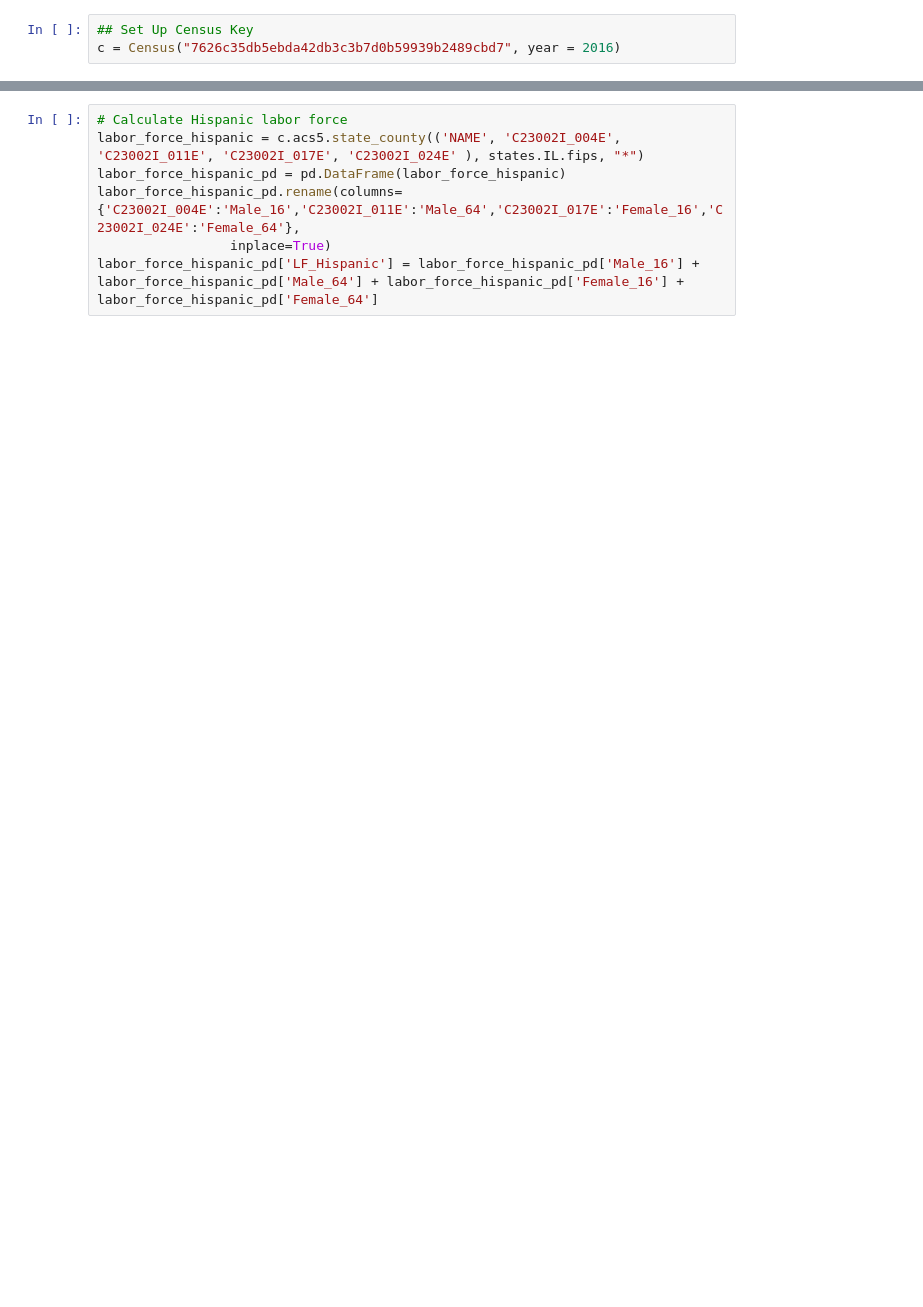
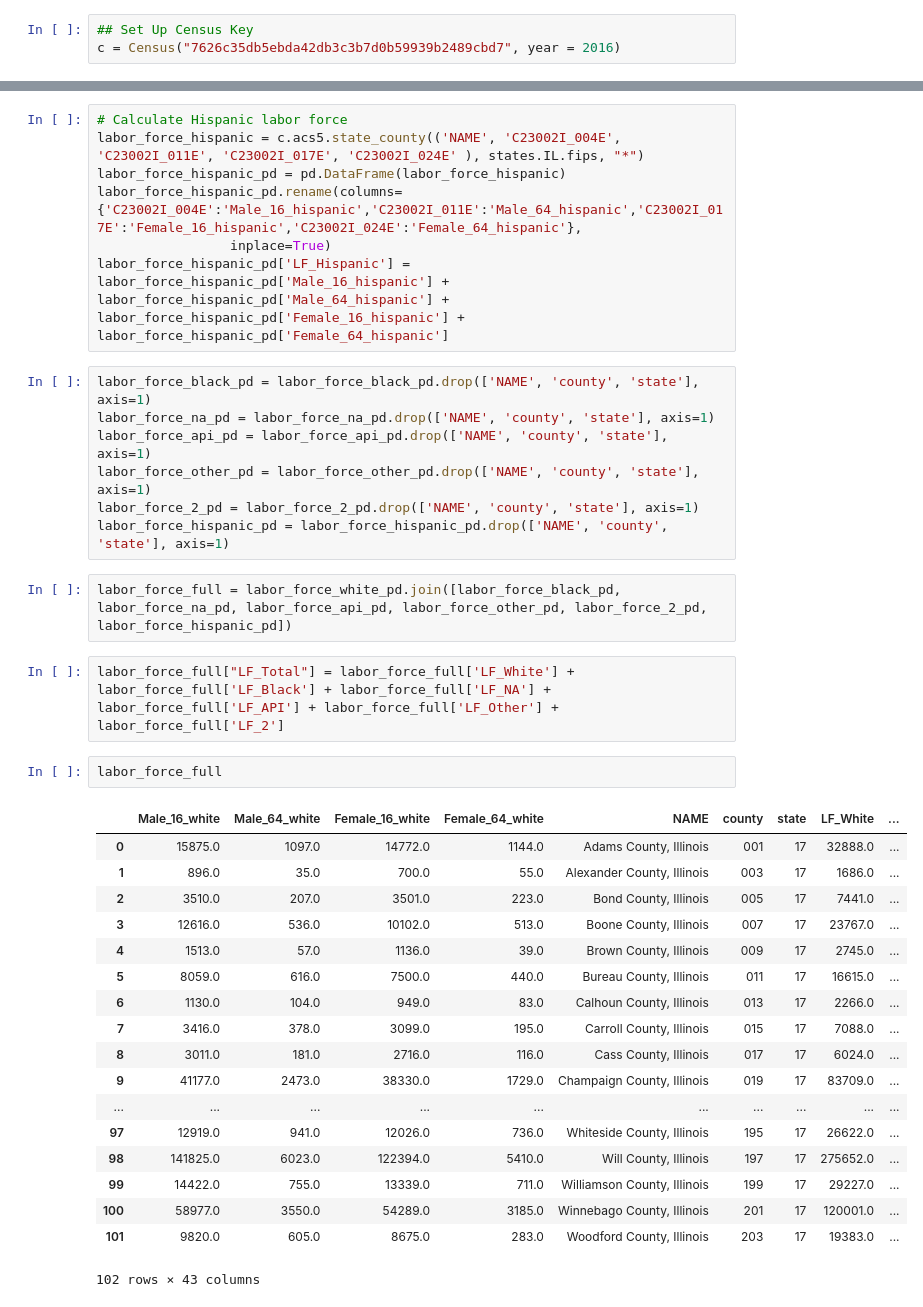
Before and after one commit to brickett/CMS_DEP, a Jupyter notebook: DEP Employment Plan Census Data.ipynb, the cells around one changed output, grey strips where cells are left out. Cells and saved outputs as stored; diff of their text form; blank space fills up the shorter version.

```diff
--- a/DEP Employment Plan Census Data.ipynb
+++ b/DEP Employment Plan Census Data.ipynb
@@ -51,6 +52,38 @@ labor_force_2_pd['LF_2'] = labor_force_2_pd['Male_16'] + labor_force_2_pd['Male_
 # Calculate Hispanic labor force
 labor_force_hispanic = c.acs5.state_county(('NAME', 'C23002I_004E', 'C23002I_011E', 'C23002I_017E', 'C23002I_024E' ), states.IL.fips, "*")
 labor_force_hispanic_pd = pd.DataFrame(labor_force_hispanic)
-labor_force_hispanic_pd.rename(columns={'C23002I_004E':'Male_16','C23002I_011E':'Male_64','C23002I_017E':'Female_16','C23002I_024E':'Female_64'},
+labor_force_hispanic_pd.rename(columns={'C23002I_004E':'Male_16_hispanic','C23002I_011E':'Male_64_hispanic','C23002I_017E':'Female_16_hispanic','C23002I_024E':'Female_64_hispanic'},
                  inplace=True)
-labor_force_hispanic_pd['LF_Hispanic'] = labor_force_hispanic_pd['Male_16'] + labor_force_hispanic_pd['Male_64'] + labor_force_hispanic_pd['Female_16'] + labor_force_hispanic_pd['Female_64']
+labor_force_hispanic_pd['LF_Hispanic'] = labor_force_hispanic_pd['Male_16_hispanic'] + labor_force_hispanic_pd['Male_64_hispanic'] + labor_force_hispanic_pd['Female_16_hispanic'] + labor_force_hispanic_pd['Female_64_hispanic']
+# %%
+labor_force_black_pd = labor_force_black_pd.drop(['NAME', 'county', 'state'], axis=1)
+labor_force_na_pd = labor_force_na_pd.drop(['NAME', 'county', 'state'], axis=1)
+labor_force_api_pd = labor_force_api_pd.drop(['NAME', 'county', 'state'], axis=1)
+labor_force_other_pd = labor_force_other_pd.drop(['NAME', 'county', 'state'], axis=1)
+labor_force_2_pd = labor_force_2_pd.drop(['NAME', 'county', 'state'], axis=1)
+labor_force_hispanic_pd = labor_force_hispanic_pd.drop(['NAME', 'county', 'state'], axis=1)
+# %%
+labor_force_full = labor_force_white_pd.join([labor_force_black_pd, labor_force_na_pd, labor_force_api_pd, labor_force_other_pd, labor_force_2_pd, labor_force_hispanic_pd])
+# %%
+labor_force_full["LF_Total"] = labor_force_full['LF_White'] + labor_force_full['LF_Black'] + labor_force_full['LF_NA'] + labor_force_full['LF_API'] + labor_force_full['LF_Other'] + labor_force_full['LF_2']
+# %%
+labor_force_full
+# %% [output]
+|  | Male_16_white | Male_64_white | Female_16_white | Female_64_white | NAME | county | state | LF_White | ... |
+| 0 | 15875.0 | 1097.0 | 14772.0 | 1144.0 | Adams County, Illinois | 001 | 17 | 32888.0 | ... |
+| 1 | 896.0 | 35.0 | 700.0 | 55.0 | Alexander County, Illinois | 003 | 17 | 1686.0 | ... |
+| 2 | 3510.0 | 207.0 | 3501.0 | 223.0 | Bond County, Illinois | 005 | 17 | 7441.0 | ... |
+| 3 | 12616.0 | 536.0 | 10102.0 | 513.0 | Boone County, Illinois | 007 | 17 | 23767.0 | ... |
+| 4 | 1513.0 | 57.0 | 1136.0 | 39.0 | Brown County, Illinois | 009 | 17 | 2745.0 | ... |
+| 5 | 8059.0 | 616.0 | 7500.0 | 440.0 | Bureau County, Illinois | 011 | 17 | 16615.0 | ... |
+| 6 | 1130.0 | 104.0 | 949.0 | 83.0 | Calhoun County, Illinois | 013 | 17 | 2266.0 | ... |
+| 7 | 3416.0 | 378.0 | 3099.0 | 195.0 | Carroll County, Illinois | 015 | 17 | 7088.0 | ... |
+| 8 | 3011.0 | 181.0 | 2716.0 | 116.0 | Cass County, Illinois | 017 | 17 | 6024.0 | ... |
+| 9 | 41177.0 | 2473.0 | 38330.0 | 1729.0 | Champaign County, Illinois | 019 | 17 | 83709.0 | ... |
+| ... | ... | ... | ... | ... | ... | ... | ... | ... | ... |
+| 97 | 12919.0 | 941.0 | 12026.0 | 736.0 | Whiteside County, Illinois | 195 | 17 | 26622.0 | ... |
+| 98 | 141825.0 | 6023.0 | 122394.0 | 5410.0 | Will County, Illinois | 197 | 17 | 275652.0 | ... |
+| 99 | 14422.0 | 755.0 | 13339.0 | 711.0 | Williamson County, Illinois | 199 | 17 | 29227.0 | ... |
+| 100 | 58977.0 | 3550.0 | 54289.0 | 3185.0 | Winnebago County, Illinois | 201 | 17 | 120001.0 | ... |
+| 101 | 9820.0 | 605.0 | 8675.0 | 283.0 | Woodford County, Illinois | 203 | 17 | 19383.0 | ... |
+102 rows × 43 columns
```
Also changed, not shown: parts of 8 cells of this notebook, 1 other file.
